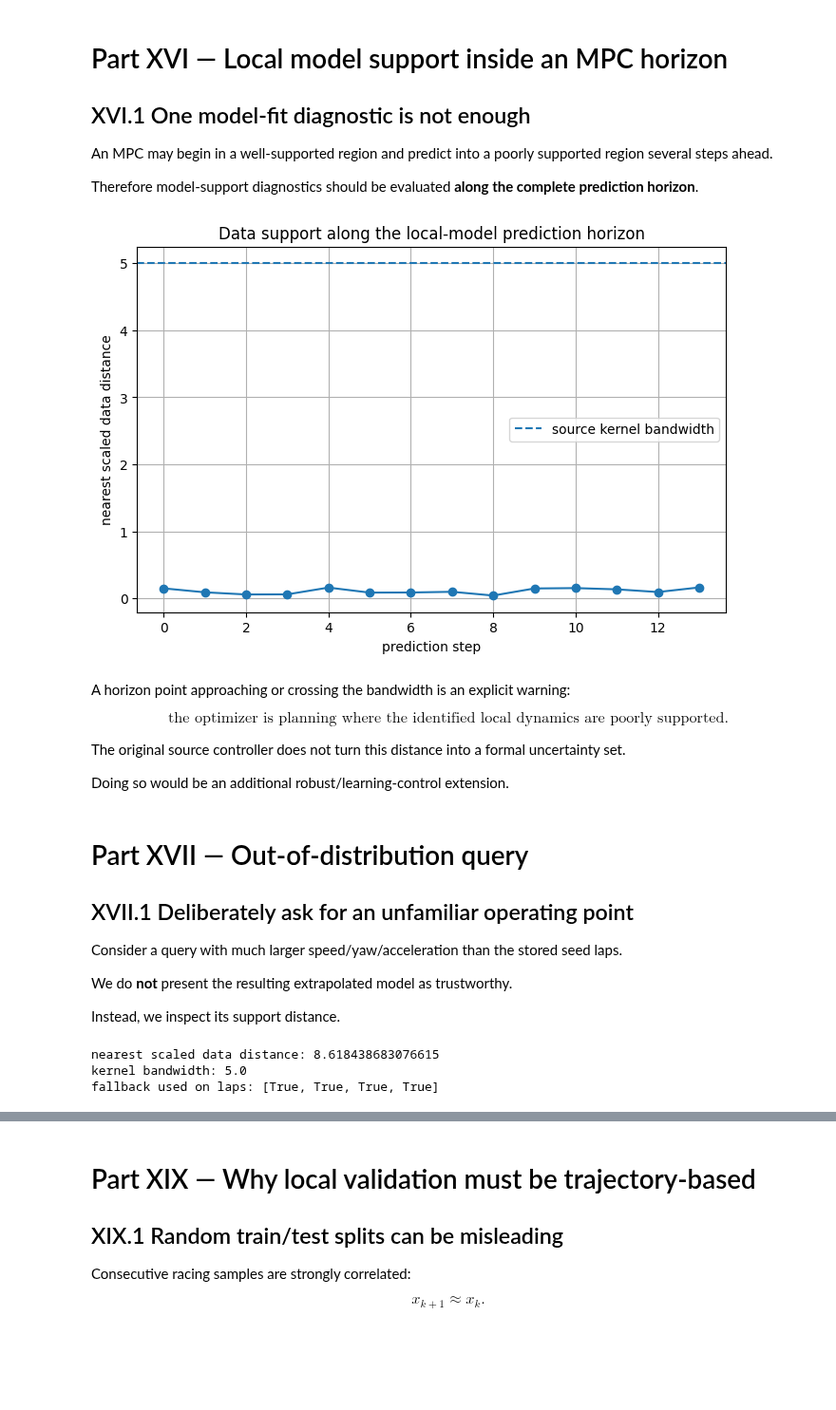
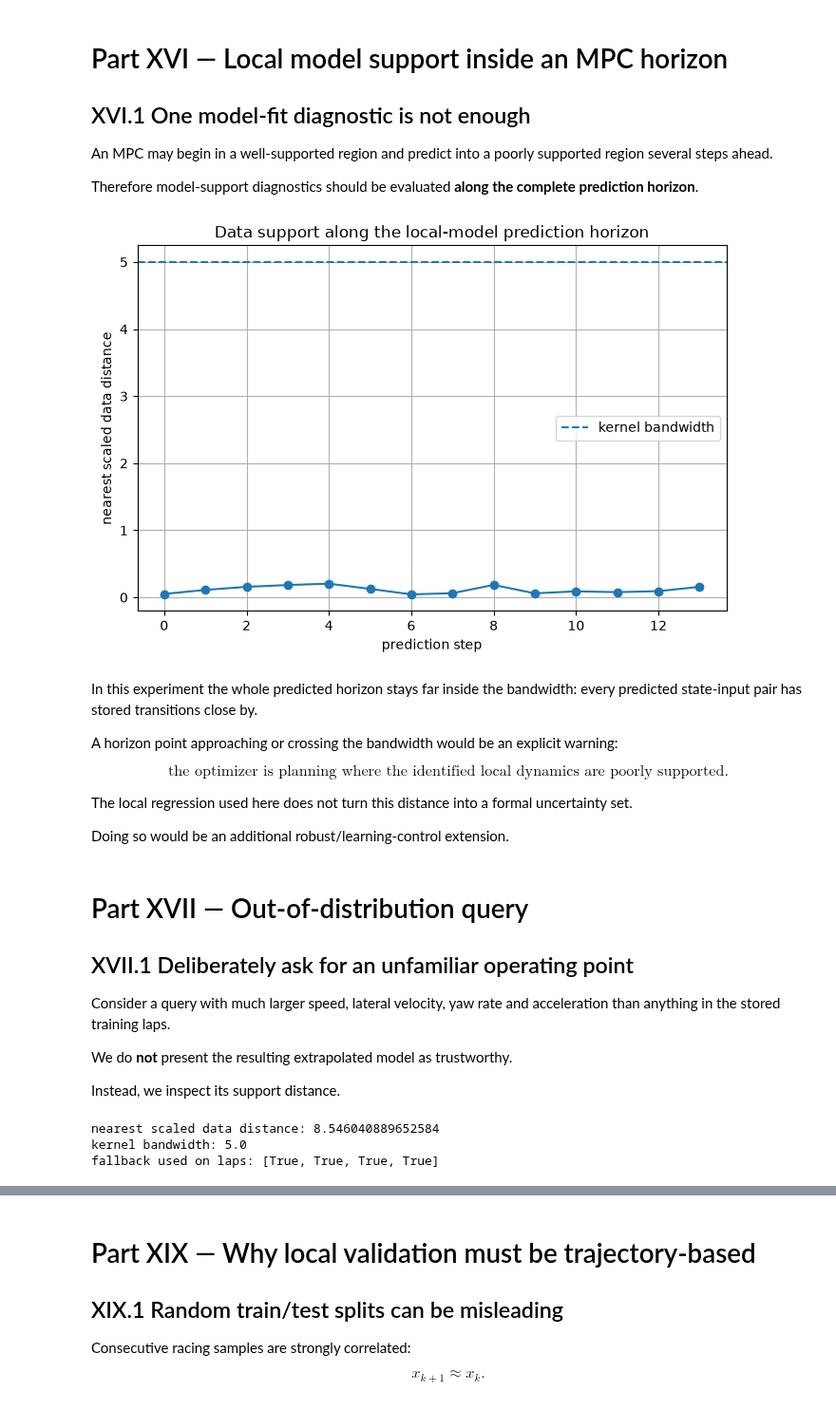
Before and after one commit to ElieRouphael/advanced_mpc_lmpc_lab, a Jupyter notebook: notebooks/07_data_driven_local_models_for_racing.ipynb, the cells around one changed output, grey strips where cells are left out. Shown at 95% size. Drawn from its saved outputs; the diff is of its cells as text; code cells hidden in the pictures; blank space fills up the shorter version.

```diff
--- a/notebooks/07_data_driven_local_models_for_racing.ipynb
+++ b/notebooks/07_data_driven_local_models_for_racing.ipynb
@@ -458,7 +469,7 @@ A fifth lap is kept completely out of the fit.
 training_laps = []
 
 for seed in range(4):
-    X, U = simulate_source_pid_lap(
+    X, U = simulate_pid_lap(
         track,
         seed=seed,
         target_speed=0.8,
@@ -477,7 +488,7 @@ for seed in range(4):
         f"max |ey|={np.max(np.abs(X[:,5])):.3f} m"
     )
 
-X_val, U_val = simulate_source_pid_lap(
+X_val, U_val = simulate_pid_lap(
     track,
     seed=20,
     target_speed=0.85,
@@ -813,7 +833,7 @@ $$
 
 samples enter one local regression.
 # %%
-local_model = SourceLocalRacingModel(
+local_model = LocalRacingModel(
     track,
     dt=0.1,
     max_points_per_lap=7,
@@ -821,7 +841,7 @@ local_model = SourceLocalRacingModel(
     ridge=1e-8,
 )
 
-global_model = SourceGlobalRacingModel(
+global_model = GlobalRacingModel(
     track,
     dt=0.1,
     ridge=1e-8,
@@ -2310,37 +2382,40 @@ for u_tmp in U_horizon:
         np.max(
             diag_tmp.normal_condition_numbers
         )
     )
 
     x_tmp = (
         A_tmp @ x_tmp
         + B_tmp @ u_tmp
         + c_tmp
     )
 
 plt.figure()
 
 plt.plot(
     np.arange(H),
     horizon_support,
     "-o",
 )
 
 plt.axhline(
     5.0,
     linestyle="--",
-    label="source kernel bandwidth",
+    label="kernel bandwidth",
 )
 
 plt.xlabel("prediction step")
 plt.ylabel("nearest scaled data distance")
 plt.title("Data support along the local-model prediction horizon")
 plt.legend()
 plt.show()
 # %% [output]
-[figure, old version]
+[figure, new version]
 # %% [markdown]
-A horizon point approaching or crossing the bandwidth is an explicit warning:
+In this experiment the whole predicted horizon stays far inside the bandwidth: every predicted
+state-input pair has stored transitions close by.
+
+A horizon point approaching or crossing the bandwidth would be an explicit warning:
 
 $$
 \boxed{
@@ -2348,7 +2423,7 @@ $$
 }
 $$
 
-The original source controller does not turn this distance into a formal uncertainty set.
+The local regression used here does not turn this distance into a formal uncertainty set.
 
 Doing so would be an additional robust/learning-control extension.
 # %% [markdown]
@@ -2357,7 +2432,8 @@ Doing so would be an additional robust/learning-control extension.
 
 ## XVII.1 Deliberately ask for an unfamiliar operating point
 
-Consider a query with much larger speed/yaw/acceleration than the stored seed laps.
+Consider a query with much larger speed, lateral velocity, yaw rate and acceleration than anything
+in the stored training laps.
 
 We do **not** present the resulting extrapolated model as trustworthy.
 
@@ -2404,7 +2480,7 @@ print(
     diag_ood.support_fallback,
 )
 # %% [output]
-nearest scaled data distance: 8.618438683076615
+nearest scaled data distance: 8.546040889652584
 kernel bandwidth: 5.0
 fallback used on laps: [True, True, True, True]
 # %% [markdown]
```
Also changed, not shown: parts of 61 cells of this notebook, 9 other files.
